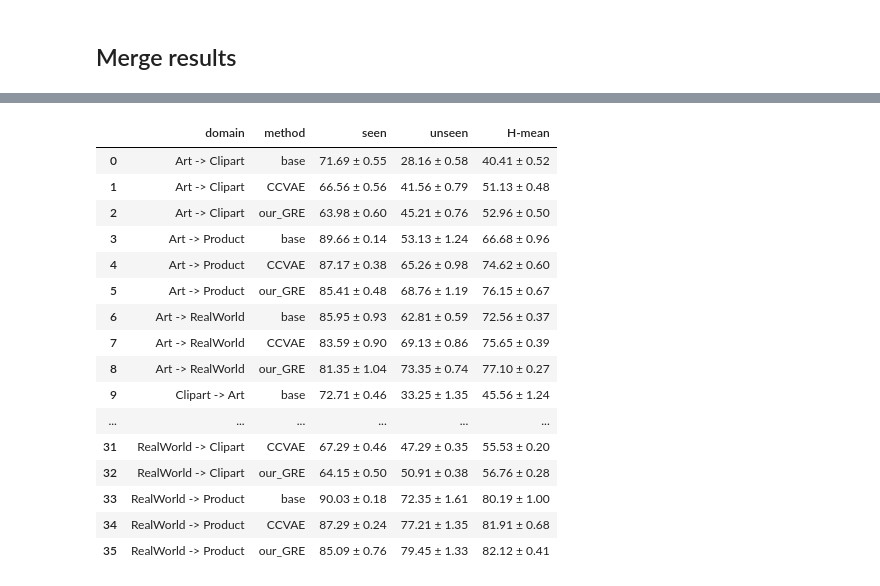
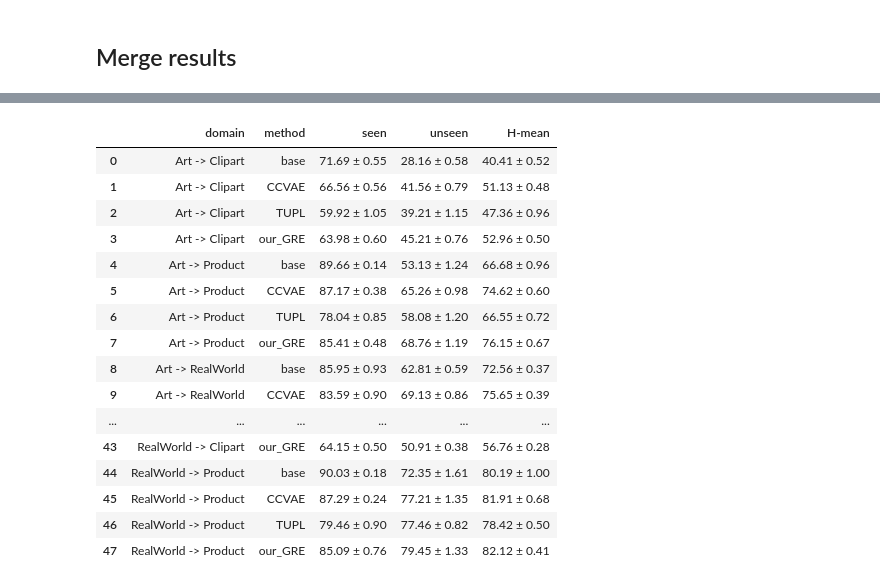
Before and after one commit to abolfazlasad/changeDomainNotebooks, a Jupyter notebook: notebooks/effective-gzsda/gzsda/refactored-officeHome.ipynb, the cells around one changed output, grey strips where cells are left out. Cells and saved outputs as stored; diff of their text form; code cells hidden in the pictures.

```diff
--- a/notebooks/effective-gzsda/gzsda/refactored-officeHome.ipynb
+++ b/notebooks/effective-gzsda/gzsda/refactored-officeHome.ipynb
@@ -49,12 +50,14 @@ base = "base"
 CCVAE = "CCVAE"
 our0 = "our0"
 our_GRE = "our_GRE"
+tupl = "TUPL"
 
 # clear last result
 # result.pop(base, None)
 # result.pop(CCVAE, None)
 # result.pop(our0, None)
 # result.pop(our_GRE, None)
+# result.pop(tupl, None)
 # %% [markdown]
 ## Base
 # %%
@@ -170,3 +175,25 @@ if our_GRE not in result:
+# %%
+def main_tupl(args):
+    set_seed(args)
+
+    device = torch.device('cuda' if torch.cuda.is_available() else 'cpu')
+
+    acc_s, acc_u, h = run_tupl(
+        data_root="./data/",
+        dataset="officehome",
+        source=args.sourceDomainIndex,
+        target=args.targetDomainIndex,
+        trial=args.trialIndex,
+        seed=args.seed,
+        device=device,
+        quiet=True,
+        return_model=False,
+    )
+    print('seen acc:{:2.4f}, unseen acc:{:2.4f}, H:{:2.4f}'.format(acc_s / 100, acc_u / 100, h / 100))
+    return None, None, acc_s / 100.0, acc_u / 100.0
+# %%
+if tupl not in result:
+    result[tupl] = run_all_senario(main_tupl, DOMAIN_SET)
 # %% [markdown]
 ## Merge results
 # %%
@@ -191,36 +218,36 @@ result.pop(our0, None)
 # %%
 import pandas as pd
 import re
 
 rows = [(k, m, result[m][k]) for m in result for k in result[m]]
 df = pd.DataFrame(rows, columns=['domain', 'method', 'values'])
 
 def extract_metrics(text):
     matches = dict(re.findall(r'(\w+):\s+([\d.]+\s*±\s*[\d.]+)', text))
     return pd.Series(matches)
 
 df[['seen', 'unseen', 'H-mean']] = df['values'].apply(extract_metrics)
 df = df[['domain', 'method', 'seen', 'unseen', 'H-mean']]
-df['method'] = pd.Categorical(df['method'], categories=[base, CCVAE, our0, our_GRE], ordered=True)
+df['method'] = pd.Categorical(df['method'], categories=[base, CCVAE, tupl, our0, our_GRE], ordered=True)
 df = df.sort_values(['domain', 'method']).reset_index(drop=True)
 
 df
 # %% [output]
 |  | domain | method | seen | unseen | H-mean |
 | 0 | Art -> Clipart | base | 71.69 ± 0.55 | 28.16 ± 0.58 | 40.41 ± 0.52 |
 | 1 | Art -> Clipart | CCVAE | 66.56 ± 0.56 | 41.56 ± 0.79 | 51.13 ± 0.48 |
-| 2 | Art -> Clipart | our_GRE | 63.98 ± 0.60 | 45.21 ± 0.76 | 52.96 ± 0.50 |
-| 3 | Art -> Product | base | 89.66 ± 0.14 | 53.13 ± 1.24 | 66.68 ± 0.96 |
-| 4 | Art -> Product | CCVAE | 87.17 ± 0.38 | 65.26 ± 0.98 | 74.62 ± 0.60 |
-| 5 | Art -> Product | our_GRE | 85.41 ± 0.48 | 68.76 ± 1.19 | 76.15 ± 0.67 |
-| 6 | Art -> RealWorld | base | 85.95 ± 0.93 | 62.81 ± 0.59 | 72.56 ± 0.37 |
-| 7 | Art -> RealWorld | CCVAE | 83.59 ± 0.90 | 69.13 ± 0.86 | 75.65 ± 0.39 |
-| 8 | Art -> RealWorld | our_GRE | 81.35 ± 1.04 | 73.35 ± 0.74 | 77.10 ± 0.27 |
-| 9 | Clipart -> Art | base | 72.71 ± 0.46 | 33.25 ± 1.35 | 45.56 ± 1.24 |
+| 2 | Art -> Clipart | TUPL | 59.92 ± 1.05 | 39.21 ± 1.15 | 47.36 ± 0.96 |
+| 3 | Art -> Clipart | our_GRE | 63.98 ± 0.60 | 45.21 ± 0.76 | 52.96 ± 0.50 |
+| 4 | Art -> Product | base | 89.66 ± 0.14 | 53.13 ± 1.24 | 66.68 ± 0.96 |
+| 5 | Art -> Product | CCVAE | 87.17 ± 0.38 | 65.26 ± 0.98 | 74.62 ± 0.60 |
+| 6 | Art -> Product | TUPL | 78.04 ± 0.85 | 58.08 ± 1.20 | 66.55 ± 0.72 |
+| 7 | Art -> Product | our_GRE | 85.41 ± 0.48 | 68.76 ± 1.19 | 76.15 ± 0.67 |
+| 8 | Art -> RealWorld | base | 85.95 ± 0.93 | 62.81 ± 0.59 | 72.56 ± 0.37 |
+| 9 | Art -> RealWorld | CCVAE | 83.59 ± 0.90 | 69.13 ± 0.86 | 75.65 ± 0.39 |
 | ... | ... | ... | ... | ... | ... |
-| 31 | RealWorld -> Clipart | CCVAE | 67.29 ± 0.46 | 47.29 ± 0.35 | 55.53 ± 0.20 |
-| 32 | RealWorld -> Clipart | our_GRE | 64.15 ± 0.50 | 50.91 ± 0.38 | 56.76 ± 0.28 |
-| 33 | RealWorld -> Product | base | 90.03 ± 0.18 | 72.35 ± 1.61 | 80.19 ± 1.00 |
-| 34 | RealWorld -> Product | CCVAE | 87.29 ± 0.24 | 77.21 ± 1.35 | 81.91 ± 0.68 |
-| 35 | RealWorld -> Product | our_GRE | 85.09 ± 0.76 | 79.45 ± 1.33 | 82.12 ± 0.41 |
+| 43 | RealWorld -> Clipart | our_GRE | 64.15 ± 0.50 | 50.91 ± 0.38 | 56.76 ± 0.28 |
+| 44 | RealWorld -> Product | base | 90.03 ± 0.18 | 72.35 ± 1.61 | 80.19 ± 1.00 |
+| 45 | RealWorld -> Product | CCVAE | 87.29 ± 0.24 | 77.21 ± 1.35 | 81.91 ± 0.68 |
+| 46 | RealWorld -> Product | TUPL | 79.46 ± 0.90 | 77.46 ± 0.82 | 78.42 ± 0.50 |
+| 47 | RealWorld -> Product | our_GRE | 85.09 ± 0.76 | 79.45 ± 1.33 | 82.12 ± 0.41 |
 # %%
```
Also changed, not shown: parts of 4 cells of this notebook, 14 other files.
